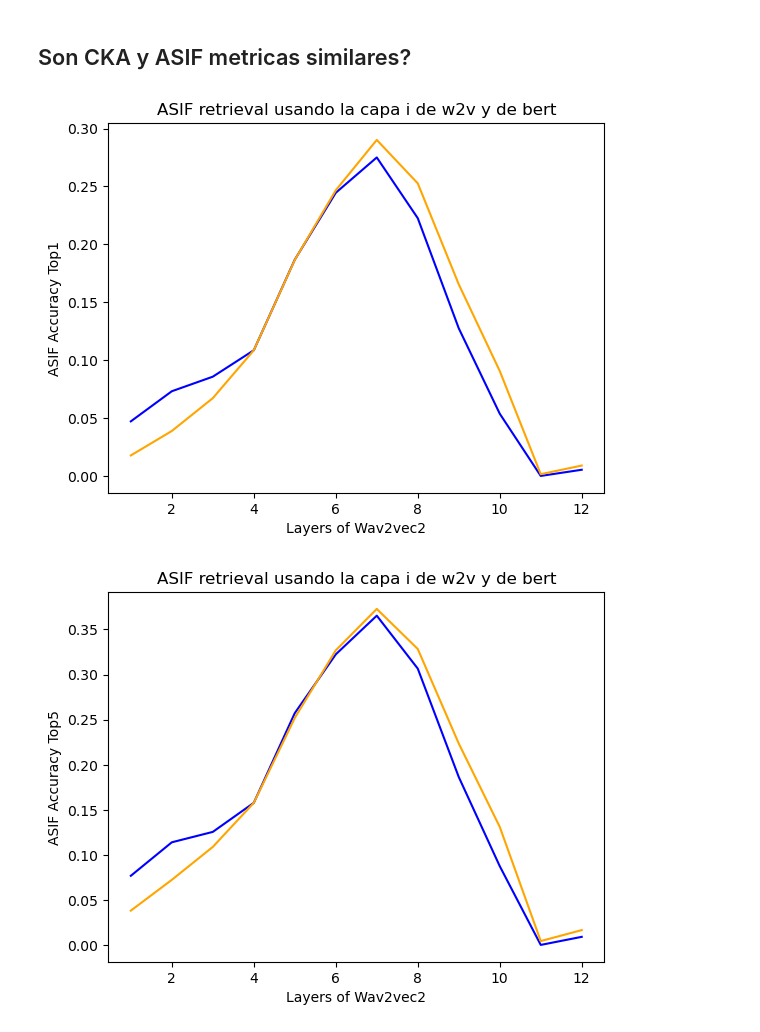
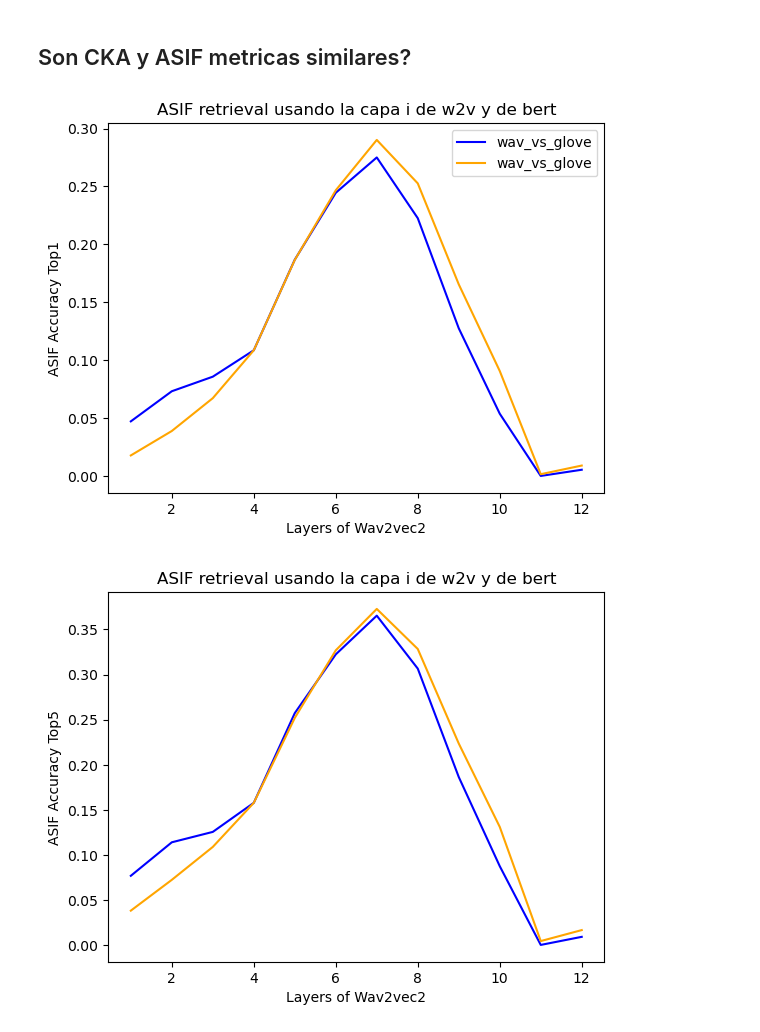
Before and after one commit to ceciliabolanos/layer-analysis, a Jupyter notebook: results/analisis_ASIF.ipynb, the cells around one changed output. Saved outputs shown, nothing was run; the diff lists cells and outputs as text; code cells hidden in the pictures.

```diff
--- a/results/analisis_ASIF.ipynb
+++ b/results/analisis_ASIF.ipynb
@@ -229,17 +214,18 @@ for i in range(12):
 # %%
 
 import matplotlib.pyplot as plt
 
 x = range(1,13)
 plt.plot(x, asif_values_best, label='wav_vs_glove', color='blue')
 plt.plot(x, asif_values, label='wav_vs_glove', color='orange')
+plt.legend()
 
 plt.xlabel('Layers of Wav2vec2')
 plt.ylabel('ASIF Accuracy Top1')
 plt.title('ASIF retrieval usando la capa i de w2v y de bert')
 plt.show()
 # %% [output]
-[figure, old version]
+[figure, new version]
 # %%
 
 import matplotlib.pyplot as plt
```
Also changed, not shown: parts of 1 cell of this notebook.
